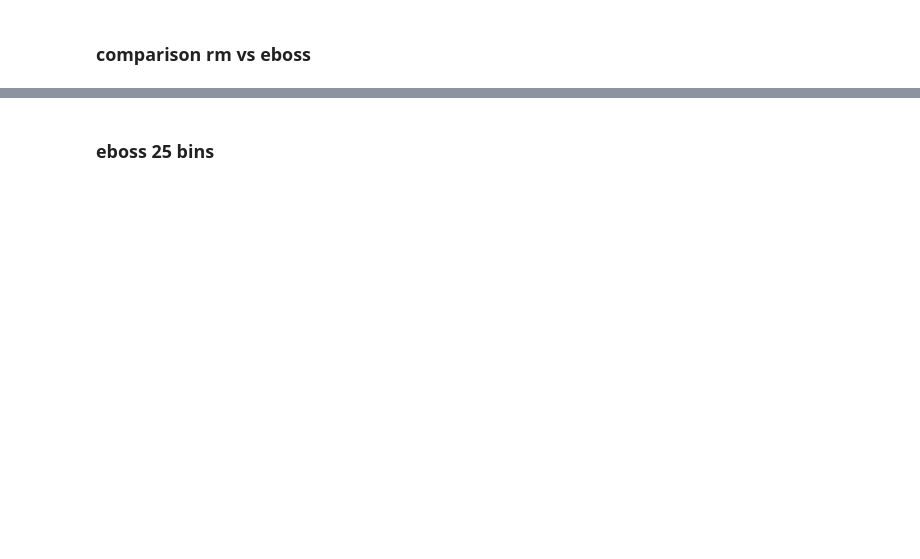
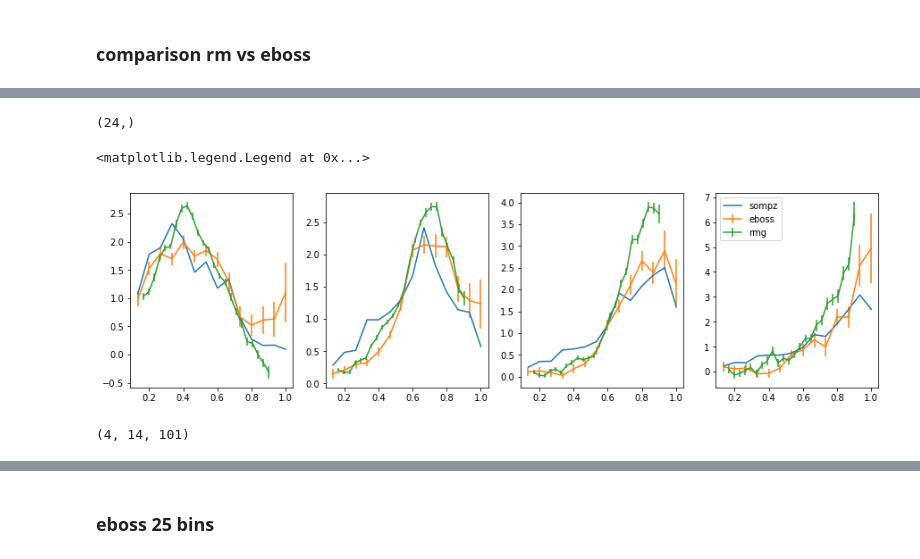
Before and after one commit to mgatti29/CORE, a Jupyter notebook: Results_data.ipynb, the cells around one changed output, grey strips where cells are left out. Cells and saved outputs as stored; diff of their text form; code cells hidden in the pictures; blank space fills up the shorter version.

```diff
--- a/Results_data.ipynb
+++ b/Results_data.ipynb
@@ -884,0 +438,22 @@ bin  3
+# %%
+runs_data['rmg_R_w'].sompz[i].shape
+# %% [output]
+(24,)
+# %%
+fig, ax = plt.subplots(1, 4, figsize=(15,4))
+
+for i in range(4):
+    z = runs_data['eboss_R_w'].z
+    ax[i].errorbar(z, runs_data['eboss_R_w'].sompz[i], label='sompz')
+    ax[i].errorbar(z, runs_data['eboss_R_w'].Nz['wdm_br'][i,:,0], runs_data['eboss_R_w'].Nz_err['wdm_br'][i,:], label='eboss')
+    z = runs_data['rmg_R_w'].z
+    ax[i].errorbar(z, runs_data['rmg_R_w'].Nz['wdm_br'][i,:,0], runs_data['rmg_R_w'].Nz_err['wdm_br'][i,:], label='rmg')
+
+plt.legend()
+# %% [output]
+<matplotlib.legend.Legend at 0x...>
+[figure, added]
+# %%
+runs_data['eboss_R_w'].Nz['y1'].shape
+# %% [output]
+(4, 14, 101)
```
Also changed, not shown: parts of 49 cells of this notebook.
